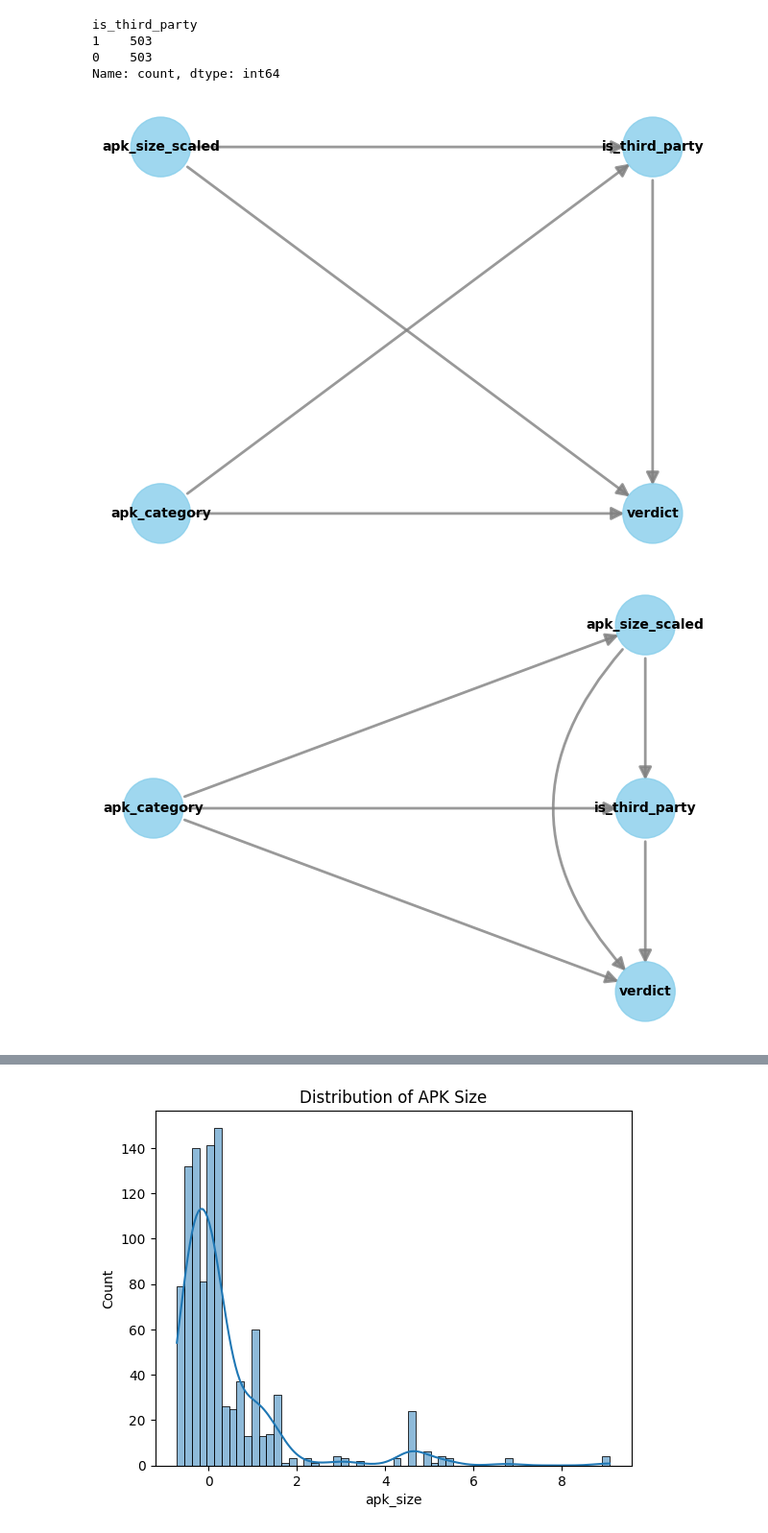
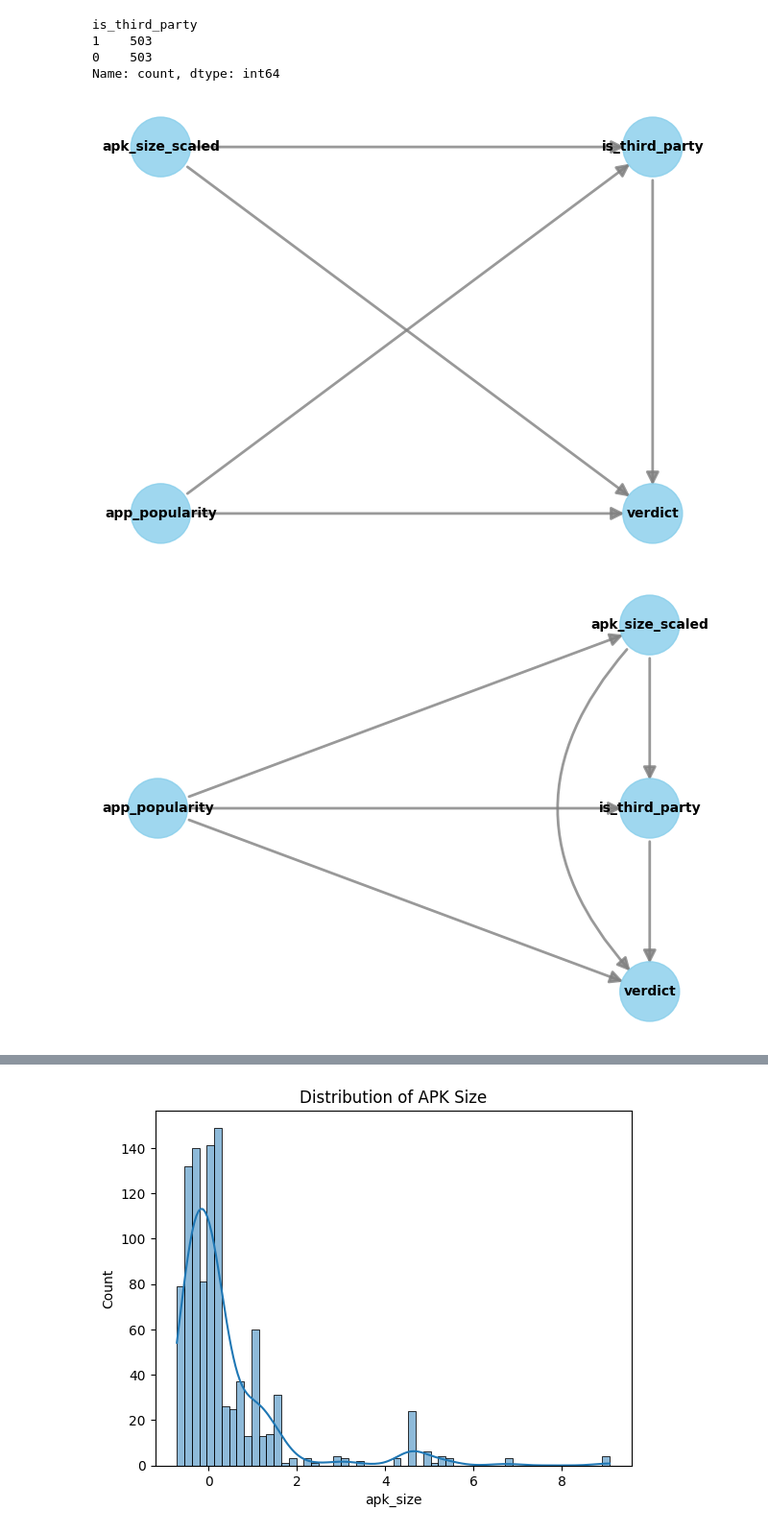
Before and after one commit to MdAkramKhanJehad/ci4security, a Jupyter notebook: causal_analysis/causal_analysis.ipynb, the cells around one changed output, grey strips where cells are left out. Shown at 96% size. Drawn from its saved outputs; the diff is of its cells as text; code cells hidden in the pictures.

```diff
--- a/causal_analysis/causal_analysis.ipynb
+++ b/causal_analysis/causal_analysis.ipynb
@@ -230,7 +237,7 @@ category_order = ['<100','100-500','500-1k','1k-5k','5k-10k','10k-50k',
                   '50k-100k','100k-500k','500k-1M','1M-5M','>5M']
 
 ord_map = {c:i for i, c in enumerate(category_order)}
-balanced_sample['apk_category_encoded'] = balanced_sample['apk_category'].map(ord_map)
+balanced_sample['app_popularity_encoded'] = balanced_sample['app_popularity'].map(ord_map)
 
 balanced_sample.head()
 # %% [output]
@@ -334,8 +341,8 @@ digraph {
     is_third_party -> verdict;
     apk_size_scaled -> is_third_party;
     apk_size_scaled -> verdict;
-    apk_category -> is_third_party;
-    apk_category -> verdict;
+    app_popularity -> is_third_party;
+    app_popularity -> verdict;
 }
 """
 
@@ -344,9 +351,9 @@ digraph {
     is_third_party -> verdict;
     apk_size_scaled -> is_third_party;
     apk_size_scaled -> verdict;
-    apk_category -> is_third_party;
-    apk_category -> verdict;
-    apk_category -> apk_size_scaled;
+    app_popularity -> is_third_party;
+    app_popularity -> verdict;
+    app_popularity -> apk_size_scaled;
 }
 """
 
@@ -358,11 +365,11 @@ digraph {
 }
 """
 
-causal_graph_only_apk_category = """
+causal_graph_only_app_popularity = """
 digraph {
     is_third_party -> verdict;
-    apk_category -> is_third_party;
-    apk_category -> verdict;
+    app_popularity -> is_third_party;
+    app_popularity -> verdict;
 }
 """
 
@@ -371,9 +378,9 @@ causal_graph_after_correlation_test = """
 digraph {
     is_third_party -> verdict;
     apk_size_scaled -> is_third_party;
-    apk_category -> is_third_party;
-    apk_category -> verdict;
-    apk_category -> apk_size_scaled;
+    app_popularity -> is_third_party;
+    app_popularity -> verdict;
+    app_popularity -> apk_size_scaled;
 }
 """
 # %%
@@ -382,7 +389,7 @@ model = CausalModel(
     treatment="is_third_party",
     outcome="verdict",
     graph=causal_graph.replace("\n", " "),
-    common_causes=["apk_size_scaled", "apk_category"]
+    common_causes=["apk_size_scaled", "app_popularity_encoded"]
 )
 
 model_2 = CausalModel(
@@ -390,40 +397,40 @@ model_2 = CausalModel(
     treatment="is_third_party",
     outcome="verdict",
     graph=causal_graph_2.replace("\n", " "),
-    common_causes=["apk_size_scaled", "apk_category"]
+    common_causes=["apk_size_scaled", "app_popularity_encoded"]
 )
 
 model_only_size = CausalModel(
     data=balanced_sample,
     treatment="is_third_party",
     outcome="verdict",
     graph=causal_graph_only_size.replace("\n", " "),
     common_causes=["apk_size_scaled"]
 )
 
-model_only_apk_category = CausalModel(
+model_only_app_popularity = CausalModel(
     data=balanced_sample,
     treatment="is_third_party",
     outcome="verdict",
-    graph=causal_graph_only_apk_category.replace("\n", " "),
-    common_causes=["apk_category"]
+    graph=causal_graph_only_app_popularity.replace("\n", " "),
+    common_causes=["app_popularity_encoded"]
 )
 
 model_after_correlation_test = CausalModel(
     data=balanced_sample,
     treatment="is_third_party",
     outcome="verdict",
     graph=causal_graph_after_correlation_test.replace("\n", " "),
-    common_causes=["apk_category"]
+    common_causes=["app_popularity_encoded"]
 )
 
 
 model.view_model()
 model_2.view_model()
 model_only_size.view_model()
-model_only_apk_category.view_model()
+model_only_app_popularity.view_model()
 model_after_correlation_test.view_model()
 # %% [output]
-[figure, old version]
+[figure, new version]
-[figure, old version]
+[figure, new version]
 [figure]
```
Also changed, not shown: parts of 21 cells of this notebook, 4 other files.
